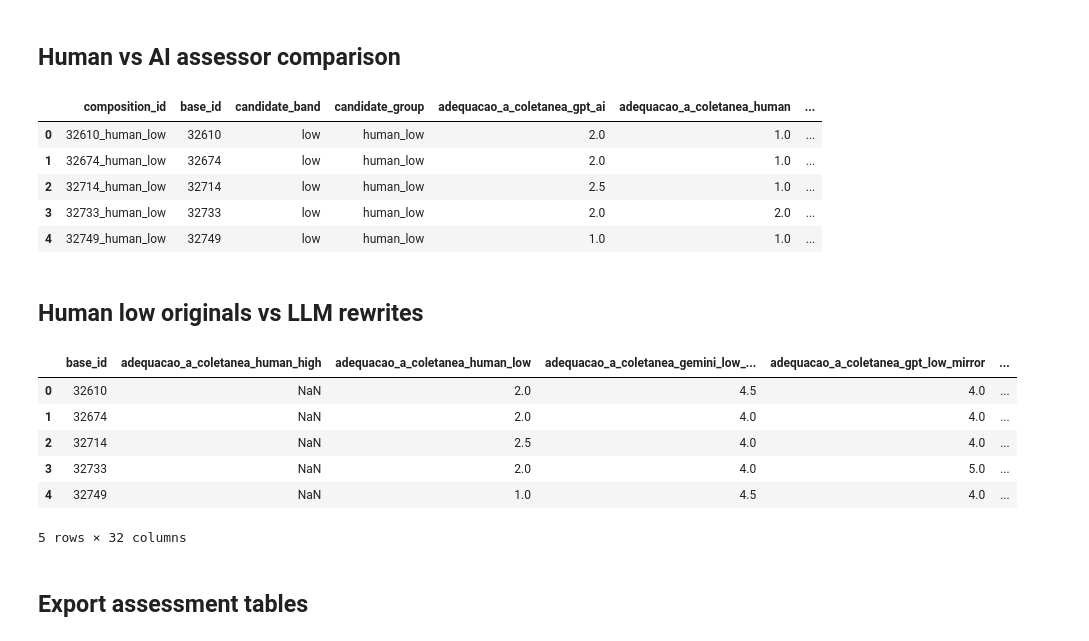
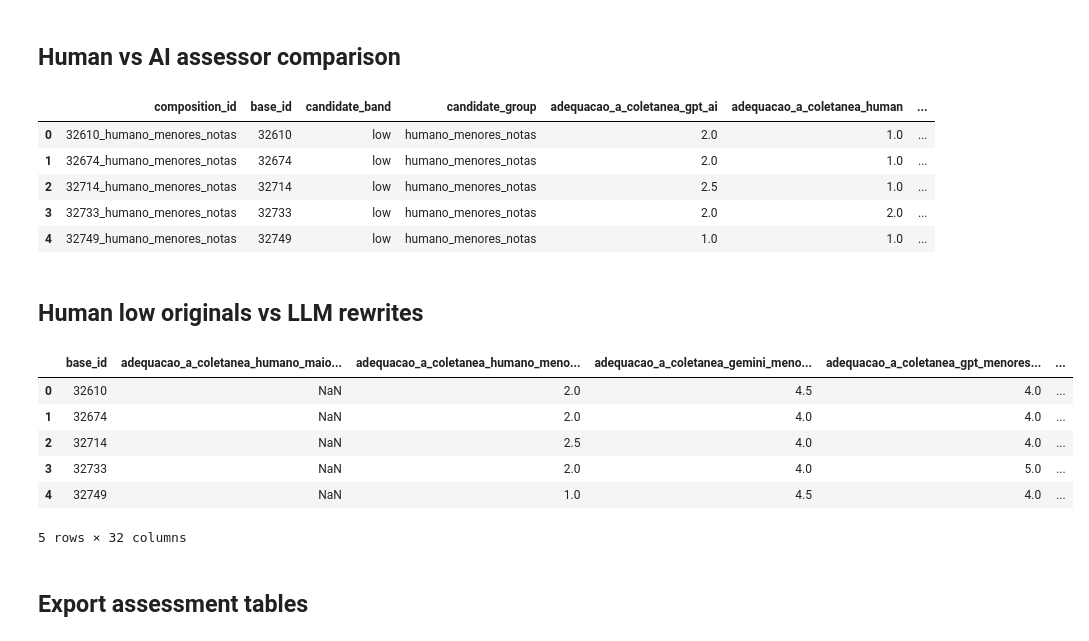
Before and after one commit to laelgelc/cl_st1_ednalvo, a Jupyter notebook: cl_st1_ph3_ednalvo/cl_st1_ph3_ednalvo_avaliacao_composicoes.ipynb, the cells around one changed output. Saved outputs shown, nothing was run; the diff lists cells and outputs as text; code cells hidden in the pictures.

```diff
--- a/cl_st1_ph3_ednalvo/cl_st1_ph3_ednalvo_avaliacao_composicoes.ipynb
+++ b/cl_st1_ph3_ednalvo/cl_st1_ph3_ednalvo_avaliacao_composicoes.ipynb
@@ -86,10 +86,10 @@ SCORE_COLS = [
 TOTAL_COL = "pontuacao_total"
 
 CANDIDATE_GROUP_ORDER = [
-    "human_high",
-    "human_low",
-    "gemini_low_mirror",
-    "gpt_low_mirror",
+    "humano_maiores_notas",
+    "humano_menores_notas",
+    "gemini_menores_notas_espelho",
+    "gpt_menores_notas_espelho",
 ]
 # %%
 for path in [PROJECT_DIR, ORIGINAL_SCORES_PATH, AI_ASSESSMENTS_DIR, SAS_DIR]:
@@ -125,8 +125,8 @@ df_human_scores["candidate_band"] = df_human_scores["grupo"].map({
 })
 
 df_human_scores["candidate_group"] = df_human_scores["candidate_band"].map({
-    "high": "human_high",
-    "low": "human_low",
+    "high": "humano_maiores_notas",
+    "low": "humano_menores_notas",
 })
 
 df_human_scores["is_mirror"] = False
@@ -235,28 +235,28 @@ parse_ai_assessment_file(example_file)
 # %%
 AI_GROUP_MAP = {
     "maiores_notas": {
-        "candidate_group": "human_high",
+        "candidate_group": "humano_maiores_notas",
         "candidate_source": "human",
         "candidate_band": "high",
         "is_mirror": False,
         "mirror_model": pd.NA,
     },
     "menores_notas": {
-        "candidate_group": "human_low",
+        "candidate_group": "humano_menores_notas",
         "candidate_source": "human",
         "candidate_band": "low",
         "is_mirror": False,
         "mirror_model": pd.NA,
     },
     "menores_notas_gemini": {
-        "candidate_group": "gemini_low_mirror",
+        "candidate_group": "gemini_menores_notas_espelho",
         "candidate_source": "gemini",
         "candidate_band": "low_mirror",
         "is_mirror": True,
         "mirror_model": "gemini",
     },
     "menores_notas_gpt": {
-        "candidate_group": "gpt_low_mirror",
+        "candidate_group": "gpt_menores_notas_espelho",
         "candidate_source": "gpt",
         "candidate_band": "low_mirror",
         "is_mirror": True,
@@ -514,50 +514,50 @@ df_assessor_compare["total_abs_diff"] = (
 df_assessor_compare.head()
 # %% [output]
 |  | composition_id | base_id | candidate_band | candidate_group | adequacao_a_coletanea_gpt_ai | adequacao_a_coletanea_human | ... |
-| 0 | 32610_human_low | 32610 | low | human_low | 2.0 | 1.0 | ... |
-| 1 | 32674_human_low | 32674 | low | human_low | 2.0 | 1.0 | ... |
-| 2 | 32714_human_low | 32714 | low | human_low | 2.5 | 1.0 | ... |
-| 3 | 32733_human_low | 32733 | low | human_low | 2.0 | 2.0 | ... |
-| 4 | 32749_human_low | 32749 | low | human_low | 1.0 | 1.0 | ... |
+| 0 | 32610_humano_menores_notas | 32610 | low | humano_menores_notas | 2.0 | 1.0 | ... |
+| 1 | 32674_humano_menores_notas | 32674 | low | humano_menores_notas | 2.0 | 1.0 | ... |
+| 2 | 32714_humano_menores_notas | 32714 | low | humano_menores_notas | 2.5 | 1.0 | ... |
+| 3 | 32733_humano_menores_notas | 32733 | low | humano_menores_notas | 2.0 | 2.0 | ... |
+| 4 | 32749_humano_menores_notas | 32749 | low | humano_menores_notas | 1.0 | 1.0 | ... |
 # %% [markdown]
 ## Human low originals vs LLM rewrites
 # %%
 df_candidate_compare = (
     df_scores_long
     .query("assessor_source == 'gpt_ai'")
     .pivot_table(
         index="base_id",
         columns="candidate_group",
         values=[*SCORE_COLS, TOTAL_COL],
         aggfunc="first",
     )
 )
 
 df_candidate_compare.columns = [
     f"{score}_{group}"
     for score, group in df_candidate_compare.columns
 ]
 
 df_candidate_compare = df_candidate_compare.reset_index()
 
-df_candidate_compare["gain_gemini_vs_human_low"] = (
-        df_candidate_compare["pontuacao_total_gemini_low_mirror"]
-        - df_candidate_compare["pontuacao_total_human_low"]
+df_candidate_compare["gain_gemini_vs_humano_menores_notas"] = (
+        df_candidate_compare["pontuacao_total_gemini_menores_notas_espelho"]
+        - df_candidate_compare["pontuacao_total_humano_menores_notas"]
 )
 
-df_candidate_compare["gain_gpt_vs_human_low"] = (
-        df_candidate_compare["pontuacao_total_gpt_low_mirror"]
-        - df_candidate_compare["pontuacao_total_human_low"]
+df_candidate_compare["gain_gpt_vs_humano_menores_notas"] = (
+        df_candidate_compare["pontuacao_total_gpt_menores_notas_espelho"]
+        - df_candidate_compare["pontuacao_total_humano_menores_notas"]
 )
 
 df_candidate_compare["diff_gpt_minus_gemini"] = (
-        df_candidate_compare["pontuacao_total_gpt_low_mirror"]
-        - df_candidate_compare["pontuacao_total_gemini_low_mirror"]
+        df_candidate_compare["pontuacao_total_gpt_menores_notas_espelho"]
+        - df_candidate_compare["pontuacao_total_gemini_menores_notas_espelho"]
 )
 
 df_candidate_compare.head()
 # %% [output]
-|  | base_id | adequacao_a_coletanea_human_high | adequacao_a_coletanea_human_low | adequacao_a_coletanea_gemini_low_... | adequacao_a_coletanea_gpt_low_mirror | ... |
+|  | base_id | adequacao_a_coletanea_humano_maio... | adequacao_a_coletanea_humano_meno... | adequacao_a_coletanea_gemini_meno... | adequacao_a_coletanea_gpt_menores... | ... |
 | 0 | 32610 | NaN | 2.0 | 4.5 | 4.0 | ... |
 | 1 | 32674 | NaN | 2.0 | 4.0 | 4.0 | ... |
 | 2 | 32714 | NaN | 2.5 | 4.0 | 4.0 | ... |
```
Also changed, not shown: parts of 2 cells of this notebook, 9 other files.
